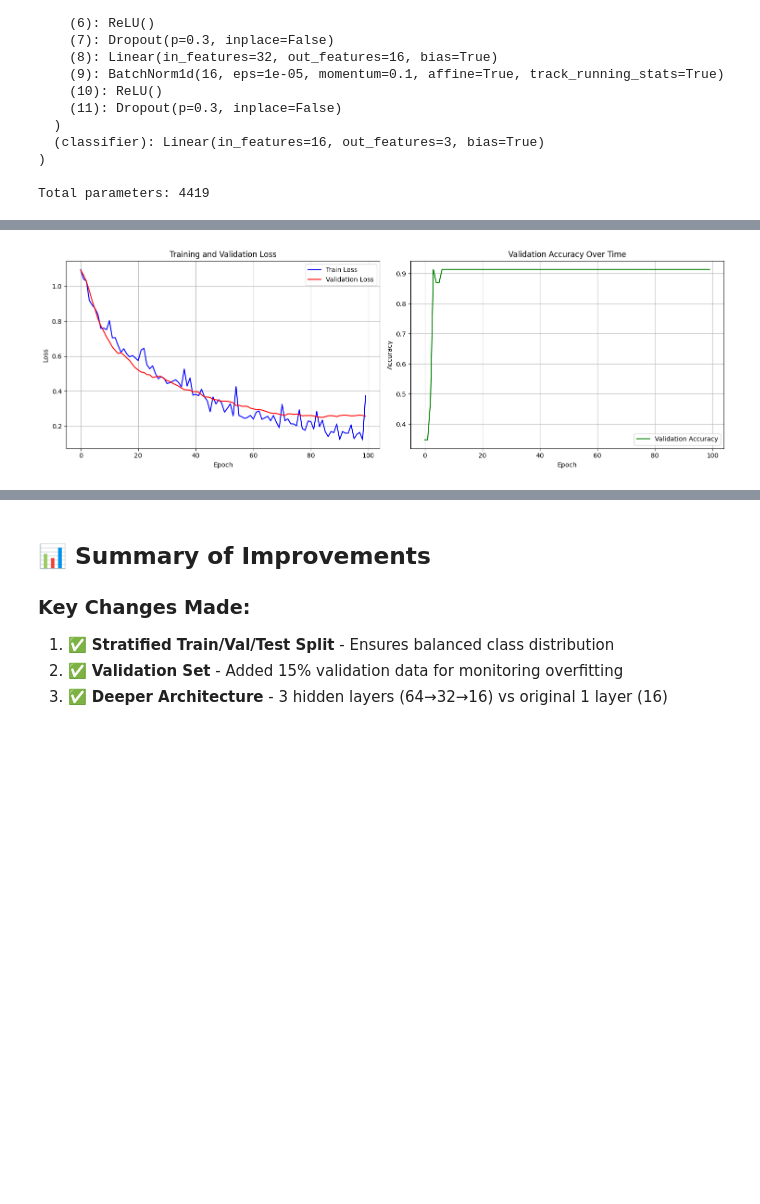
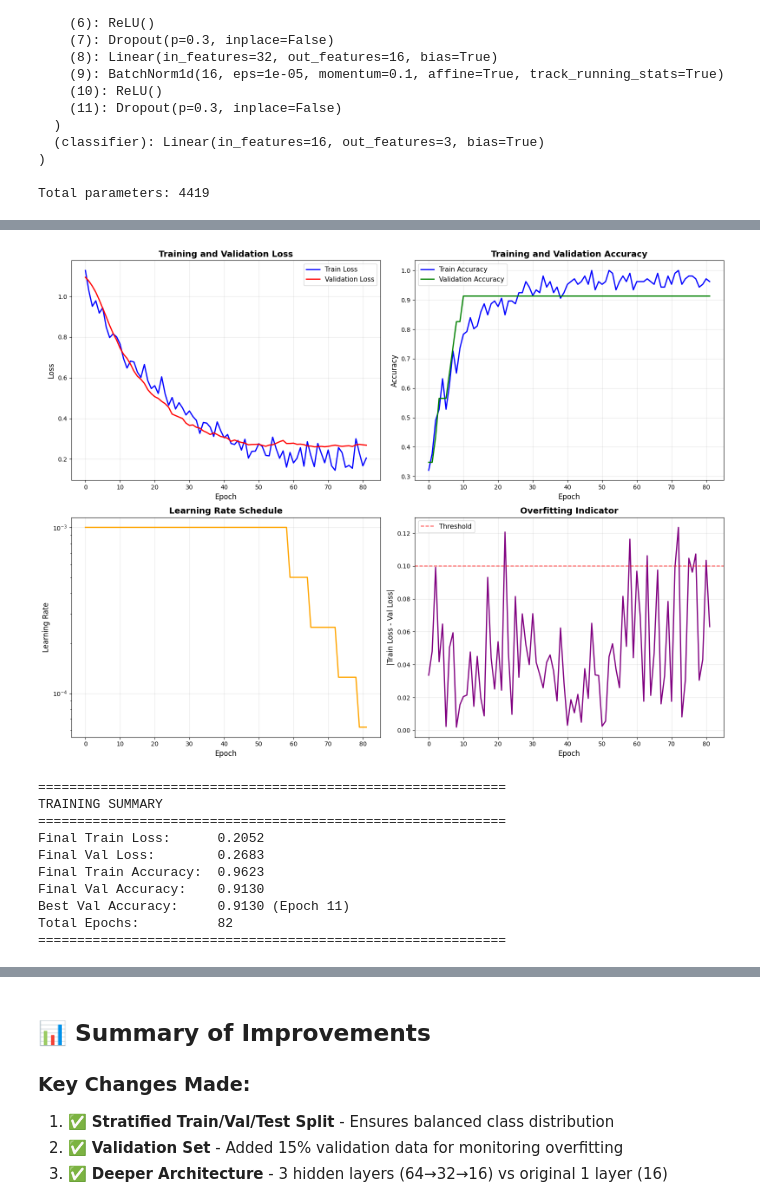
Before and after one commit to madhurchouhan7/PyTorch, a Jupyter notebook: lung_cancer.ipynb, the cells around one changed output, grey strips where cells are left out. Drawn from its saved outputs; the diff is of its cells as text; code cells hidden in the pictures; blank space fills up the shorter version.

```diff
--- a/lung_cancer.ipynb
+++ b/lung_cancer.ipynb
@@ -484,26 +876,67 @@ Best Validation Accuracy: 0.9130
 # %%
-# ===== STEP 4: Visualize Training Progress =====
+# ===== STEP 4: Comprehensive Training Visualization =====
 
-fig, axes = plt.subplots(1, 2, figsize=(15, 5))
+fig, axes = plt.subplots(2, 2, figsize=(16, 12))
 
-# Plot losses
-axes[0].plot(train_losses, label='Train Loss', color='blue')
-axes[0].plot(val_losses, label='Validation Loss', color='red')
-axes[0].set_xlabel('Epoch')
-axes[0].set_ylabel('Loss')
-axes[0].set_title('Training and Validation Loss')
-axes[0].legend()
-axes[0].grid(True)
+# Plot 1: Training and Validation Loss
+axes[0, 0].plot(train_losses, label='Train Loss', color='blue', linewidth=2)
+axes[0, 0].plot(val_losses, label='Validation Loss', color='red', linewidth=2)
+axes[0, 0].set_xlabel('Epoch', fontsize=12)
+axes[0, 0].set_ylabel('Loss', fontsize=12)
+axes[0, 0].set_title('Training and Validation Loss', fontsize=14, fontweight='bold')
+axes[0, 0].legend(fontsize=11)
+axes[0, 0].grid(True, alpha=0.3)
 
-# Plot validation accuracy
-axes[1].plot(val_accuracies, label='Validation Accuracy', color='green')
-axes[1].set_xlabel('Epoch')
-axes[1].set_ylabel('Accuracy')
-axes[1].set_title('Validation Accuracy Over Time')
-axes[1].legend()
-axes[1].grid(True)
+# Plot 2: Training and Validation Accuracy
+axes[0, 1].plot(train_accuracies, label='Train Accuracy', color='blue', linewidth=2)
+axes[0, 1].plot(val_accuracies, label='Validation Accuracy', color='green', linewidth=2)
+axes[0, 1].set_xlabel('Epoch', fontsize=12)
+axes[0, 1].set_ylabel('Accuracy', fontsize=12)
+axes[0, 1].set_title('Training and Validation Accuracy', fontsize=14, fontweight='bold')
+axes[0, 1].legend(fontsize=11)
+axes[0, 1].grid(True, alpha=0.3)
+
+# Plot 3: Learning Rate Schedule
+axes[1, 0].plot(learning_rates, color='orange', linewidth=2)
+axes[1, 0].set_xlabel('Epoch', fontsize=12)
+axes[1, 0].set_ylabel('Learning Rate', fontsize=12)
+axes[1, 0].set_title('Learning Rate Schedule', fontsize=14, fontweight='bold')
+axes[1, 0].set_yscale('log')
+axes[1, 0].grid(True, alpha=0.3)
+
+# Plot 4: Loss Difference (Overfitting Indicator)
+loss_diff = [abs(t - v) for t, v in zip(train_losses, val_losses)]
+axes[1, 1].plot(loss_diff, color='purple', linewidth=2)
+axes[1, 1].set_xlabel('Epoch', fontsize=12)
+axes[1, 1].set_ylabel('|Train Loss - Val Loss|', fontsize=12)
+axes[1, 1].set_title('Overfitting Indicator', fontsize=14, fontweight='bold')
+axes[1, 1].grid(True, alpha=0.3)
+axes[1, 1].axhline(y=0.1, color='red', linestyle='--', label='Threshold', alpha=0.7)
+axes[1, 1].legend(fontsize=11)
 
 plt.tight_layout()
 plt.show()
+
+# Summary statistics
+print(f"\n{'='*60}")
+print("TRAINING SUMMARY")
+print(f"{'='*60}")
+print(f"Final Train Loss:      {train_losses[-1]:.4f}")
+print(f"Final Val Loss:        {val_losses[-1]:.4f}")
+print(f"Final Train Accuracy:  {train_accuracies[-1]:.4f}")
+print(f"Final Val Accuracy:    {val_accuracies[-1]:.4f}")
+print(f"Best Val Accuracy:     {max(val_accuracies):.4f} (Epoch {val_accuracies.index(max(val_accuracies))+1})")
+print(f"Total Epochs:          {len(train_losses)}")
+print(f"{'='*60}")
 # %% [output]
-[figure, old version]
+[figure, new version]
+============================================================
+TRAINING SUMMARY
+============================================================
+Final Train Loss:      0.2052
+Final Val Loss:        0.2683
+Final Train Accuracy:  0.9623
+Final Val Accuracy:    0.9130
+Best Val Accuracy:     0.9130 (Epoch 11)
+Total Epochs:          82
+============================================================
```
Also changed, not shown: parts of 38 cells of this notebook, 2 other files.
